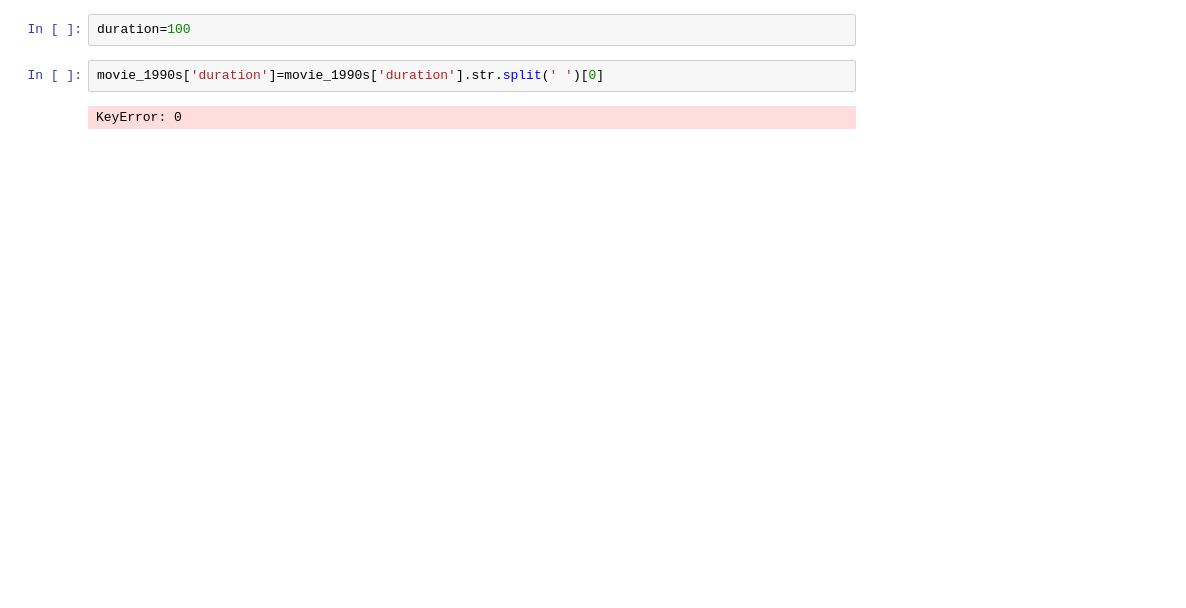
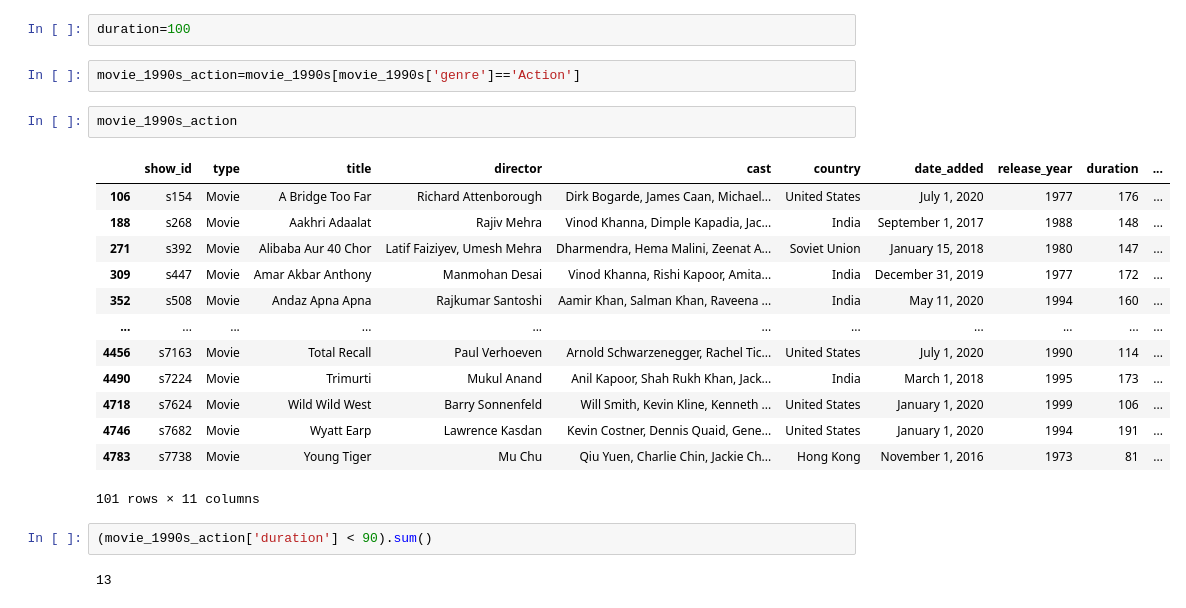
Before and after one commit to manishbhatia7/ML-Projects, a Jupyter notebook: Concepts/netflix.ipynb, the cells around one changed output. Cells and saved outputs as stored; diff of their text form; blank space fills up the shorter version.

```diff
--- a/Concepts/netflix.ipynb
+++ b/Concepts/netflix.ipynb
@@ -43,6 +43,24 @@ plt.show()
 # %%
 duration=100
-# %%
-movie_1990s['duration']=movie_1990s['duration'].str.split(' ')[0]
-# %% [output]
-KeyError: 0
+# %%
+movie_1990s_action=movie_1990s[movie_1990s['genre']=='Action']
+# %%
+movie_1990s_action
+# %% [output]
+|  | show_id | type | title | director | cast | country | date_added | release_year | duration | ... |
+| 106 | s154 | Movie | A Bridge Too Far | Richard Attenborough | Dirk Bogarde, James Caan, Michael... | United States | July 1, 2020 | 1977 | 176 | ... |
+| 188 | s268 | Movie | Aakhri Adaalat | Rajiv Mehra | Vinod Khanna, Dimple Kapadia, Jac... | India | September 1, 2017 | 1988 | 148 | ... |
+| 271 | s392 | Movie | Alibaba Aur 40 Chor | Latif Faiziyev, Umesh Mehra | Dharmendra, Hema Malini, Zeenat A... | Soviet Union | January 15, 2018 | 1980 | 147 | ... |
+| 309 | s447 | Movie | Amar Akbar Anthony | Manmohan Desai | Vinod Khanna, Rishi Kapoor, Amita... | India | December 31, 2019 | 1977 | 172 | ... |
+| 352 | s508 | Movie | Andaz Apna Apna | Rajkumar Santoshi | Aamir Khan, Salman Khan, Raveena ... | India | May 11, 2020 | 1994 | 160 | ... |
+| ... | ... | ... | ... | ... | ... | ... | ... | ... | ... | ... |
+| 4456 | s7163 | Movie | Total Recall | Paul Verhoeven | Arnold Schwarzenegger, Rachel Tic... | United States | July 1, 2020 | 1990 | 114 | ... |
+| 4490 | s7224 | Movie | Trimurti | Mukul Anand | Anil Kapoor, Shah Rukh Khan, Jack... | India | March 1, 2018 | 1995 | 173 | ... |
+| 4718 | s7624 | Movie | Wild Wild West | Barry Sonnenfeld | Will Smith, Kevin Kline, Kenneth ... | United States | January 1, 2020 | 1999 | 106 | ... |
+| 4746 | s7682 | Movie | Wyatt Earp | Lawrence Kasdan | Kevin Costner, Dennis Quaid, Gene... | United States | January 1, 2020 | 1994 | 191 | ... |
+| 4783 | s7738 | Movie | Young Tiger | Mu Chu | Qiu Yuen, Charlie Chin, Jackie Ch... | Hong Kong | November 1, 2016 | 1973 | 81 | ... |
+101 rows × 11 columns
+# %%
+(movie_1990s_action['duration'] < 90).sum()
+# %% [output]
+13
```
Also changed, not shown: parts of 3 cells of this notebook, 1 other file.
